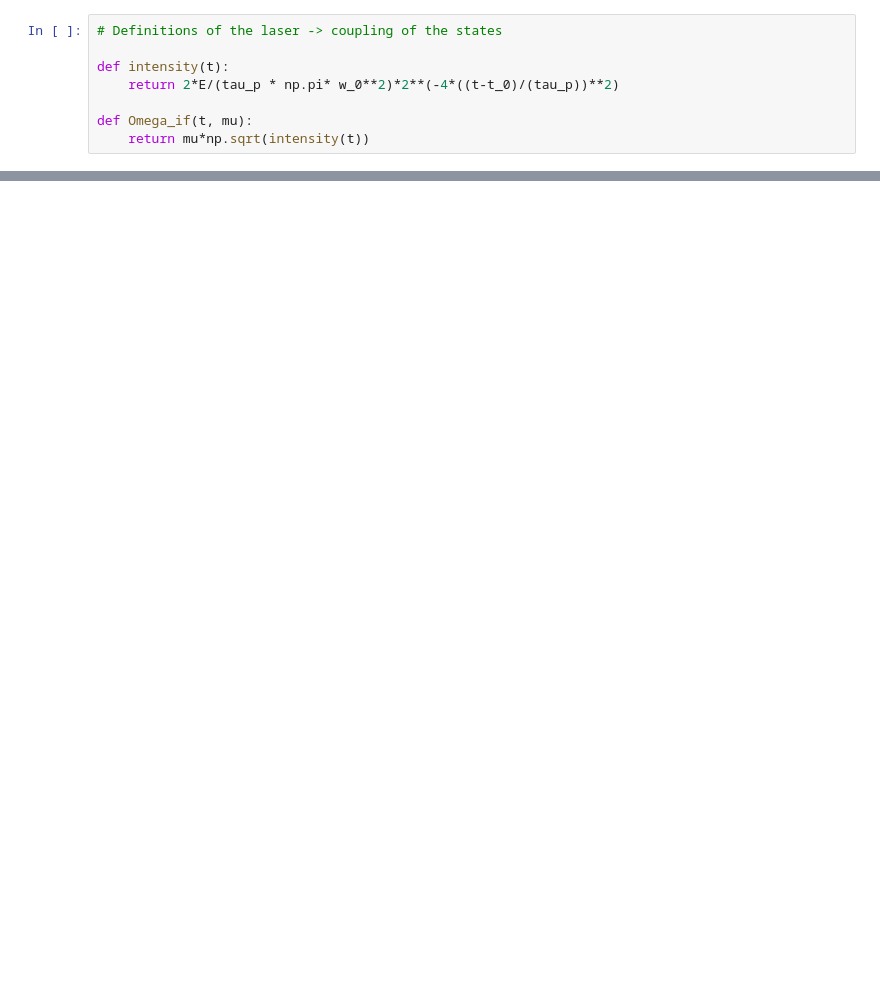
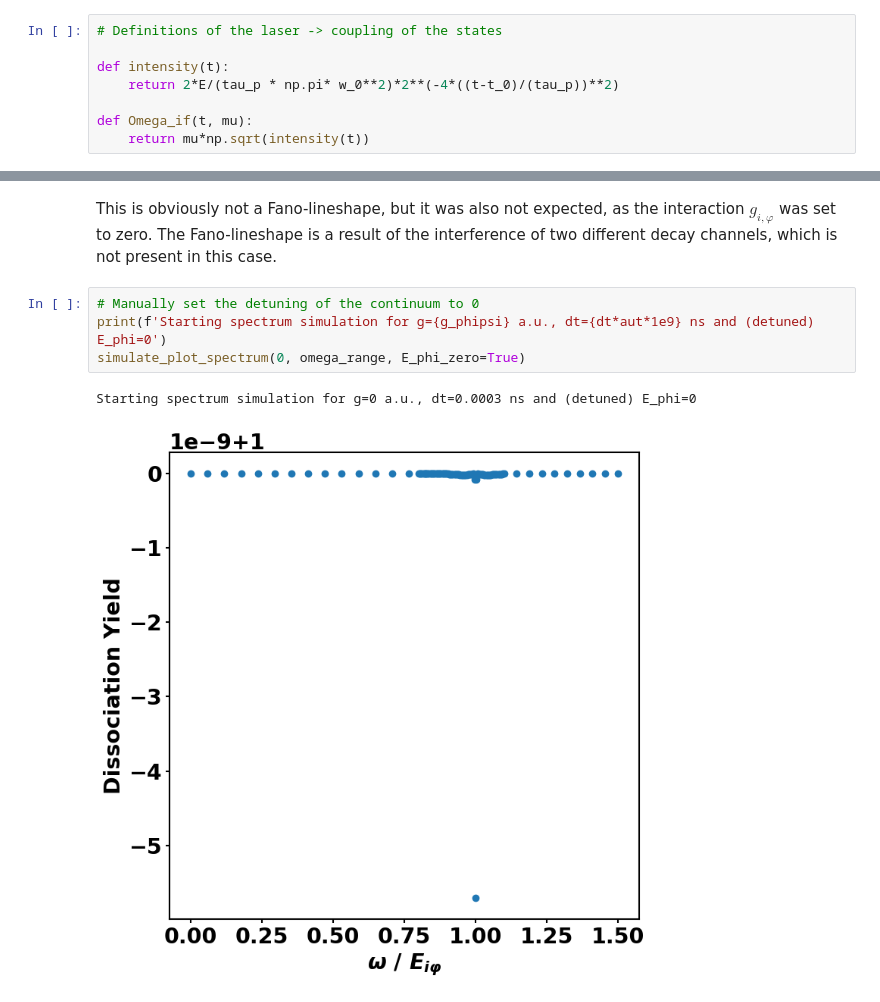
Before and after one commit to rzumbrunn/PCV_project, a Jupyter notebook: task3/task5.ipynb, the cells around one changed output, grey strips where cells are left out. Cells and saved outputs as stored; diff of their text form; blank space fills up the shorter version.

```diff
--- a/task3/task5.ipynb
+++ b/task3/task5.ipynb
@@ -201,0 +247,9 @@ Finished successfully
+# %% [markdown]
+This is obviously not a Fano-lineshape, but it was also not expected, as the interaction $g_{i, \varphi}$ was set to zero. The Fano-lineshape is a result of the interference of two different decay channels, which is not present in this case.
+# %%
+# Manually set the detuning of the continuum to 0
+print(f'Starting spectrum simulation for g={g_phipsi} a.u., dt={dt*aut*1e9} ns and (detuned) E_phi=0')
+simulate_plot_spectrum(0, omega_range, E_phi_zero=True)
+# %% [output]
+Starting spectrum simulation for g=0 a.u., dt=0.0003 ns and (detuned) E_phi=0
+[figure, added]
```
Also changed, not shown: parts of 27 cells of this notebook.
